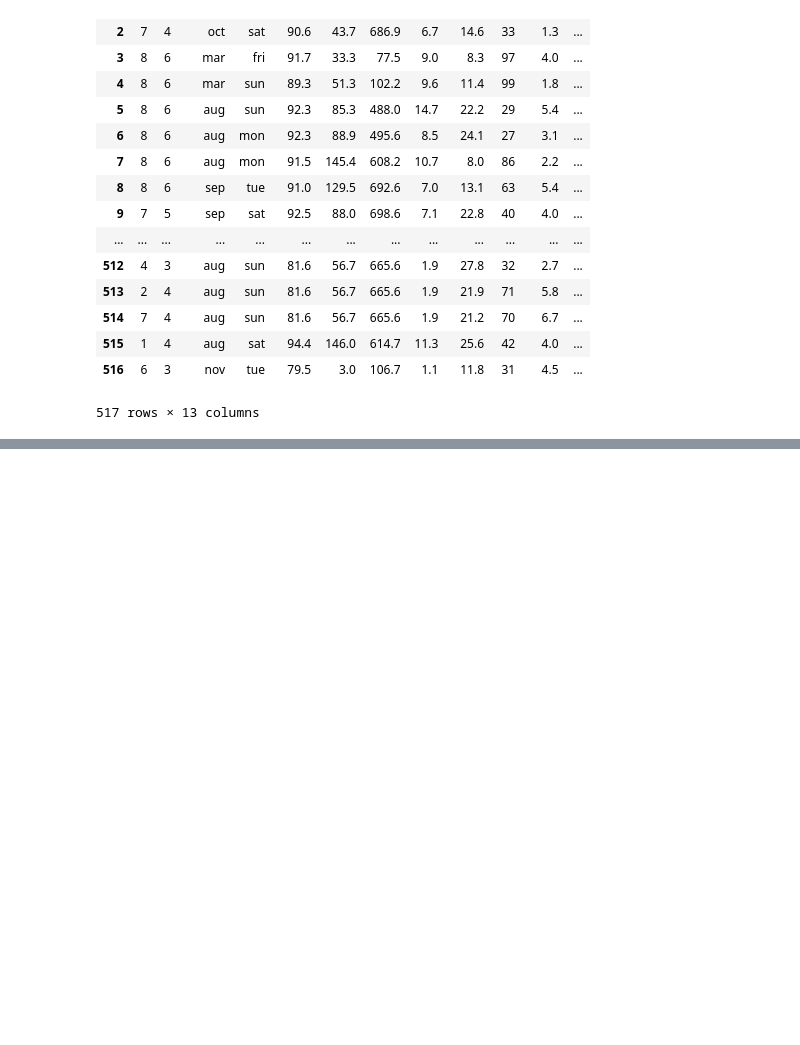
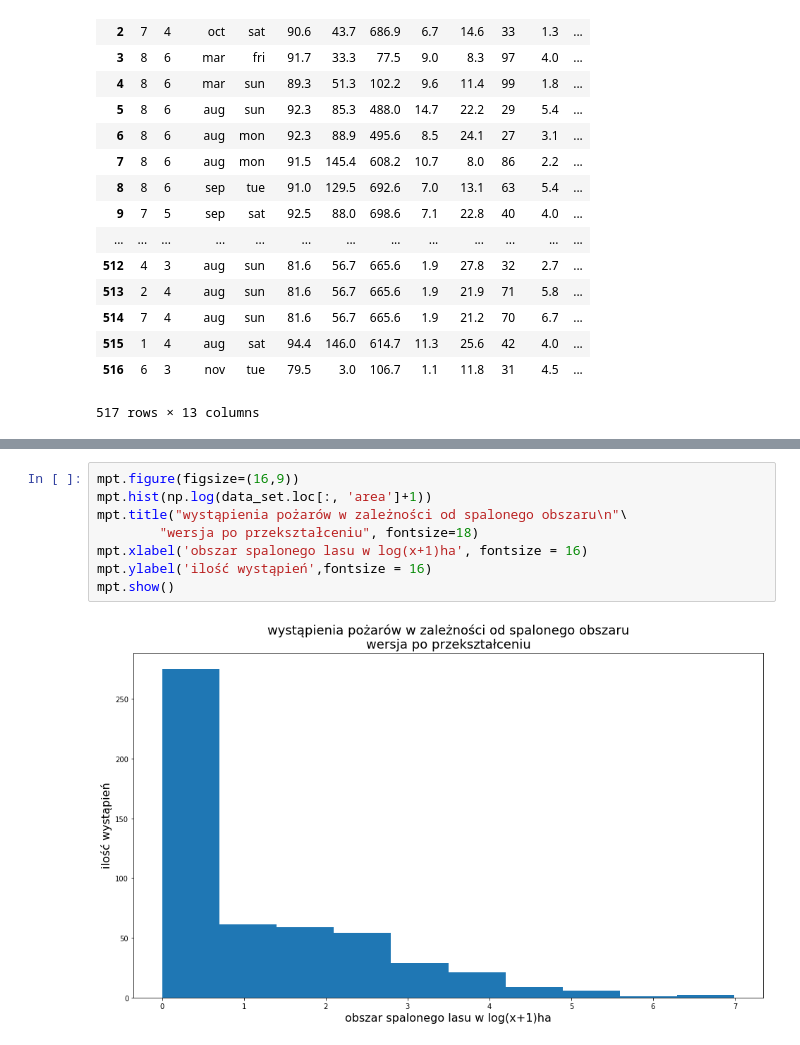
Before and after one commit to Jack-the-bubble/pszt_2, a Jupyter notebook: try_1/Untitled.ipynb, the cells around one changed output, grey strips where cells are left out. Cells and saved outputs as stored; diff of their text form; blank space fills up the shorter version.

```diff
--- a/try_1/Untitled.ipynb
+++ b/try_1/Untitled.ipynb
@@ -96,0 +148,10 @@ data
+# %%
+mpt.figure(figsize=(16,9))
+mpt.hist(np.log(data_set.loc[:, 'area']+1))
+mpt.title("wystąpienia pożarów w zależności od spalonego obszaru\n"\
+        "wersja po przekształceniu", fontsize=18)
+mpt.xlabel('obszar spalonego lasu w log(x+1)ha', fontsize = 16)
+mpt.ylabel('ilość wystąpień',fontsize = 16)
+mpt.show()
+# %% [output]
+[figure, added]
```
Also changed, not shown: parts of 9 cells of this notebook.
